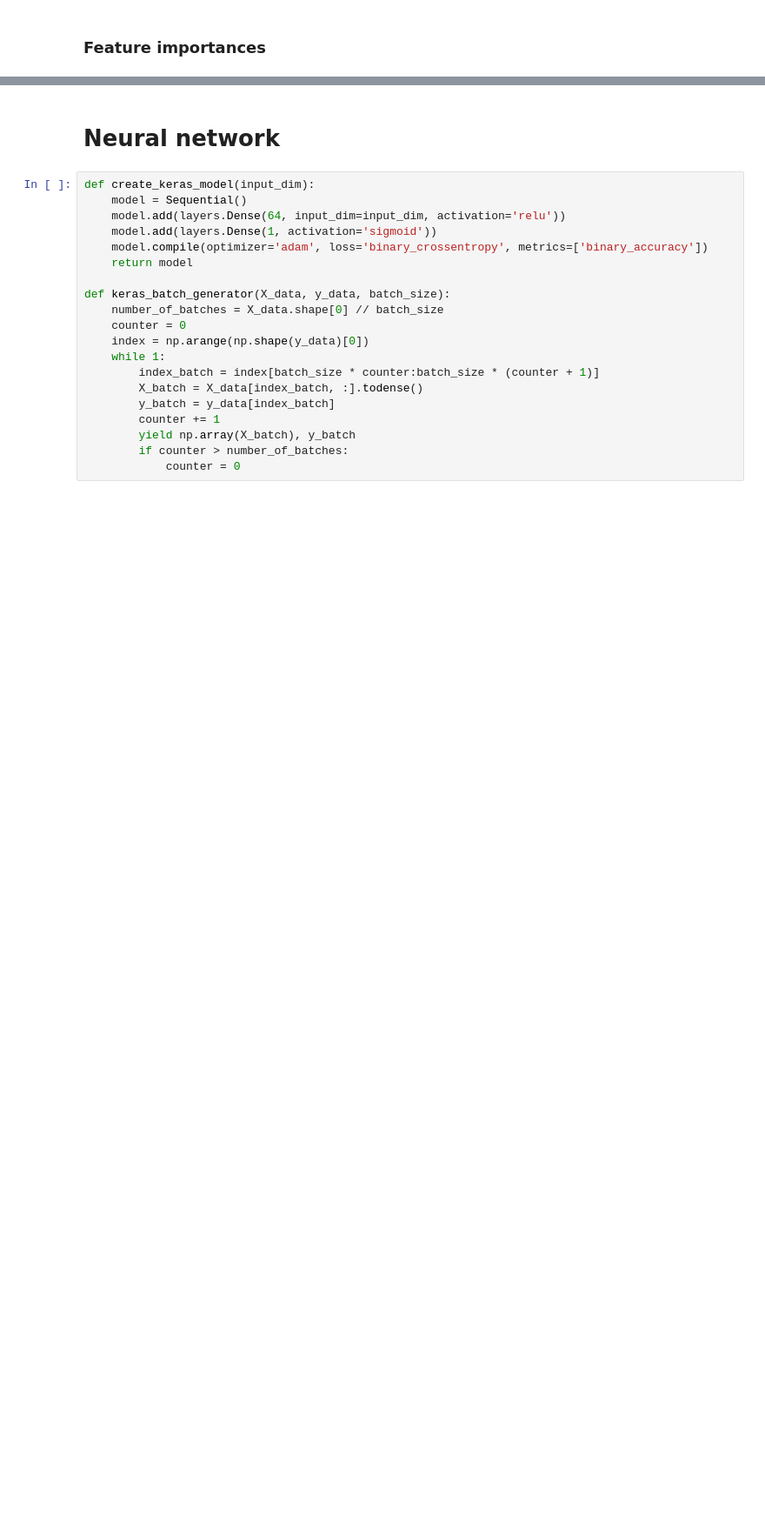
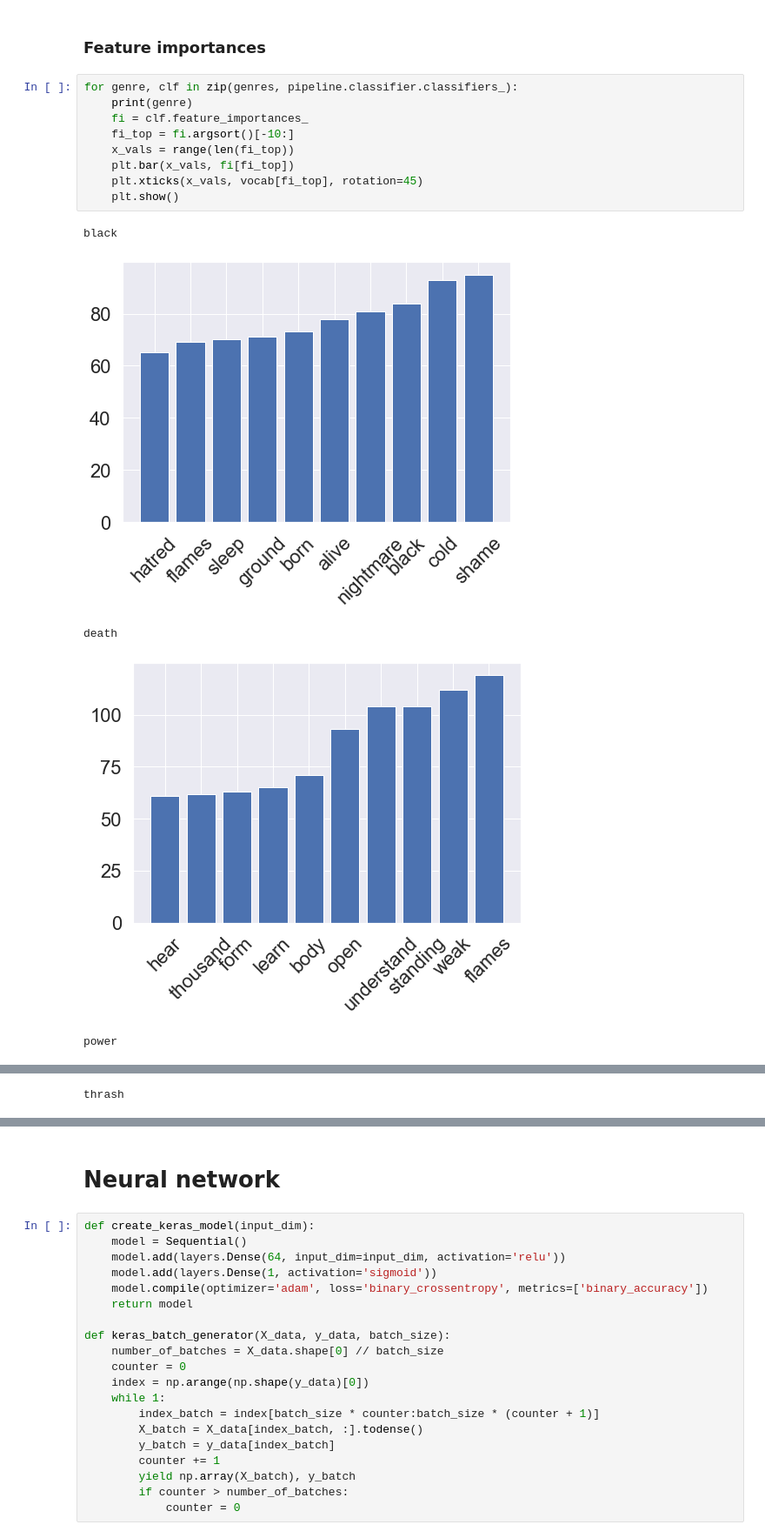
Before and after one commit to pdqnguyen/metallyrics, a Jupyter notebook: analyses/lyrics/notebooks/song-lyrics-multi-genre-bow.ipynb, the cells around one changed output, grey strips where cells are left out. Shown at 87% size. Cells and saved outputs as stored; diff of their text form; blank space fills up the shorter version.

```diff
--- a/analyses/lyrics/notebooks/song-lyrics-multi-genre-bow.ipynb
+++ b/analyses/lyrics/notebooks/song-lyrics-multi-genre-bow.ipynb
@@ -1533,2 +1289,17 @@ label: black
 # %% [markdown]
 ### Feature importances
+# %%
+for genre, clf in zip(genres, pipeline.classifier.classifiers_):
+    print(genre)
+    fi = clf.feature_importances_
+    fi_top = fi.argsort()[-10:]
+    x_vals = range(len(fi_top))
+    plt.bar(x_vals, fi[fi_top])
+    plt.xticks(x_vals, vocab[fi_top], rotation=45)
+    plt.show()
+# %% [output]
+black
+[figure, added]
+death
+[figure, added]
+power
@@ -1534,0 +1307 @@ label: black
+thrash
```
Also changed, not shown: parts of 46 cells of this notebook, 8 other files.
